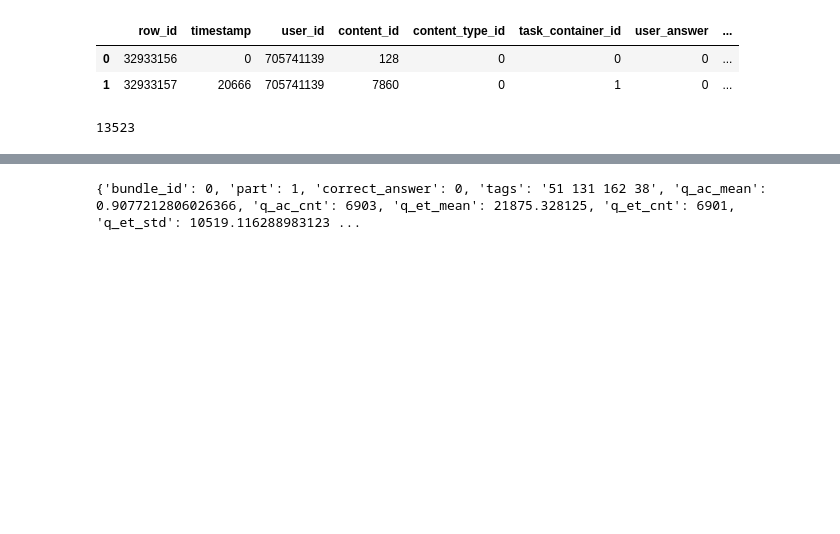
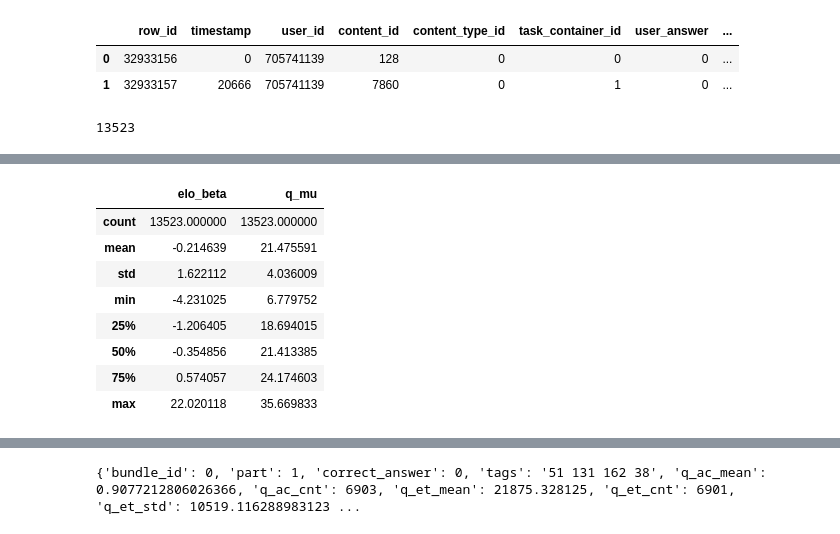
Before and after one commit to backonhighway/gm_riiid, a Jupyter notebook: rate-exp2.ipynb, the cells around one changed output, grey strips where cells are left out. Drawn from its saved outputs; the diff is of its cells as text; code cells hidden in the pictures; blank space fills up the shorter version.

```diff
--- a/rate-exp2.ipynb
+++ b/rate-exp2.ipynb
@@ -922,0 +956,12 @@ contents_merged.head(2)
+# %%
+contents_merged[["elo_beta", "q_mu"]].describe()
+# %% [output]
+|  | elo_beta | q_mu |
+| count | 13523.000000 | 13523.000000 |
+| mean | -0.214639 | 21.475591 |
+| std | 1.622112 | 4.036009 |
+| min | -4.231025 | 6.779752 |
+| 25% | -1.206405 | 18.694015 |
+| 50% | -0.354856 | 21.413385 |
+| 75% | 0.574057 | 24.174603 |
+| max | 22.020118 | 35.669833 |
```
Also changed, not shown: parts of 36 cells of this notebook, 3 other files.
